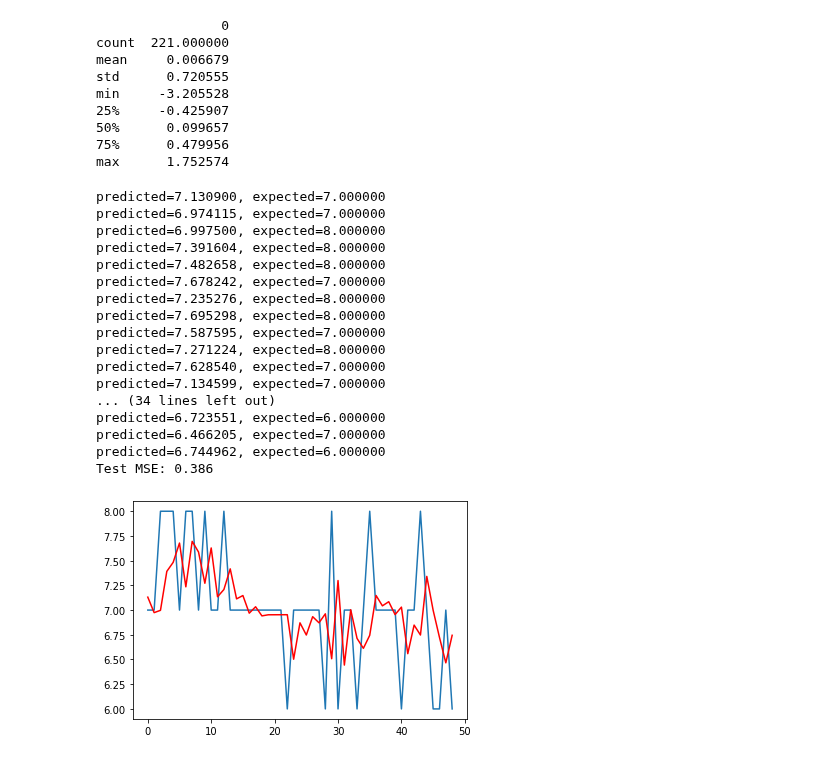
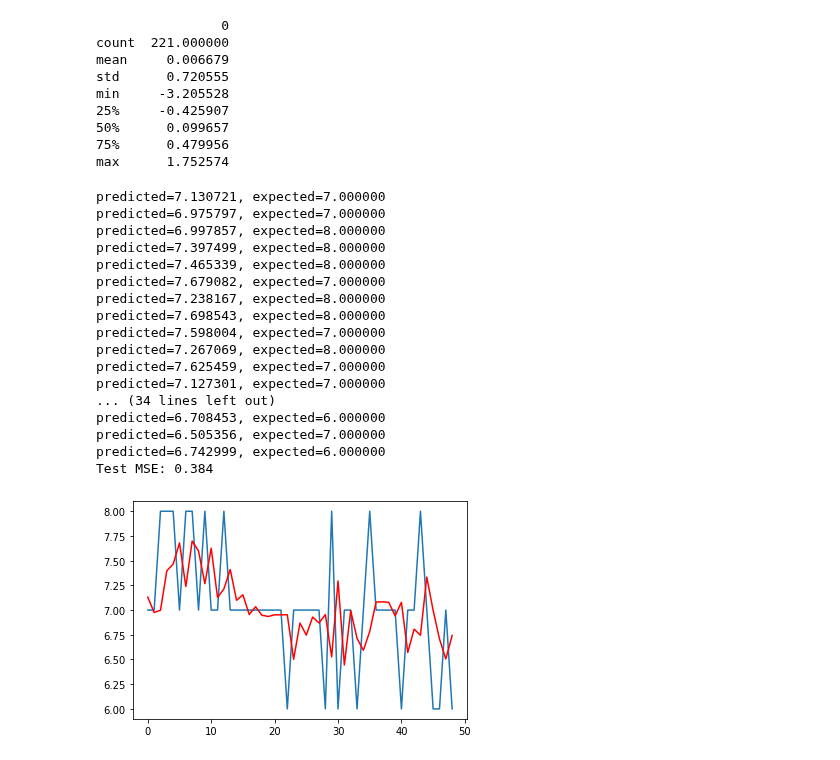
Before and after one commit to guybrush1989/DMT-Group80, a Jupyter notebook: ARIMA.ipynb, the cells around one changed output. Saved outputs shown, nothing was run; the diff lists cells and outputs as text; code cells hidden in the pictures.

```diff
--- a/ARIMA.ipynb
+++ b/ARIMA.ipynb
@@ -199,43 +199,43 @@ max      1.752574
 # %%
 from sklearn.metrics import mean_squared_error
 from statsmodels.tsa.arima_model import ARIMA
 
 size = int(len(moods) * 0.80)
 
 train, test = moods[0:size], moods[size:len(moods)]
 history = [x for x in train]
 predictions = list()
 for t in range(len(test)):
-    model = ARIMA(history, order=(6, 0, 0))
+    model = ARIMA(history, order=(7, 0, 0))
     model_fit = model.fit(disp=0)
     output = model_fit.forecast()
     yhat = output[0]
     predictions.append(yhat)
     obs = test[t]
     history.append(obs)
     print('predicted=%f, expected=%f' % (yhat, obs))
 error = mean_squared_error(test, predictions)
 print('Test MSE: %.3f' % error)
 # plot
 plt.plot(test)
 plt.plot(predictions, color='red')
 plt.show()
 # %% [output]
-predicted=7.130900, expected=7.000000
-predicted=6.974115, expected=7.000000
-predicted=6.997500, expected=8.000000
-predicted=7.391604, expected=8.000000
-predicted=7.482658, expected=8.000000
-predicted=7.678242, expected=7.000000
-predicted=7.235276, expected=8.000000
-predicted=7.695298, expected=8.000000
-predicted=7.587595, expected=7.000000
-predicted=7.271224, expected=8.000000
-predicted=7.628540, expected=7.000000
-predicted=7.134599, expected=7.000000
+predicted=7.130721, expected=7.000000
+predicted=6.975797, expected=7.000000
+predicted=6.997857, expected=8.000000
+predicted=7.397499, expected=8.000000
+predicted=7.465339, expected=8.000000
+predicted=7.679082, expected=7.000000
+predicted=7.238167, expected=8.000000
+predicted=7.698543, expected=8.000000
+predicted=7.598004, expected=7.000000
+predicted=7.267069, expected=8.000000
+predicted=7.625459, expected=7.000000
+predicted=7.127301, expected=7.000000
 ... (34 lines left out)
-predicted=6.723551, expected=6.000000
-predicted=6.466205, expected=7.000000
-predicted=6.744962, expected=6.000000
-Test MSE: 0.386
+predicted=6.708453, expected=6.000000
+predicted=6.505356, expected=7.000000
+predicted=6.742999, expected=6.000000
+Test MSE: 0.384
-[figure, old version]
+[figure, new version]
```
Also changed, not shown: parts of 1 cell of this notebook.
